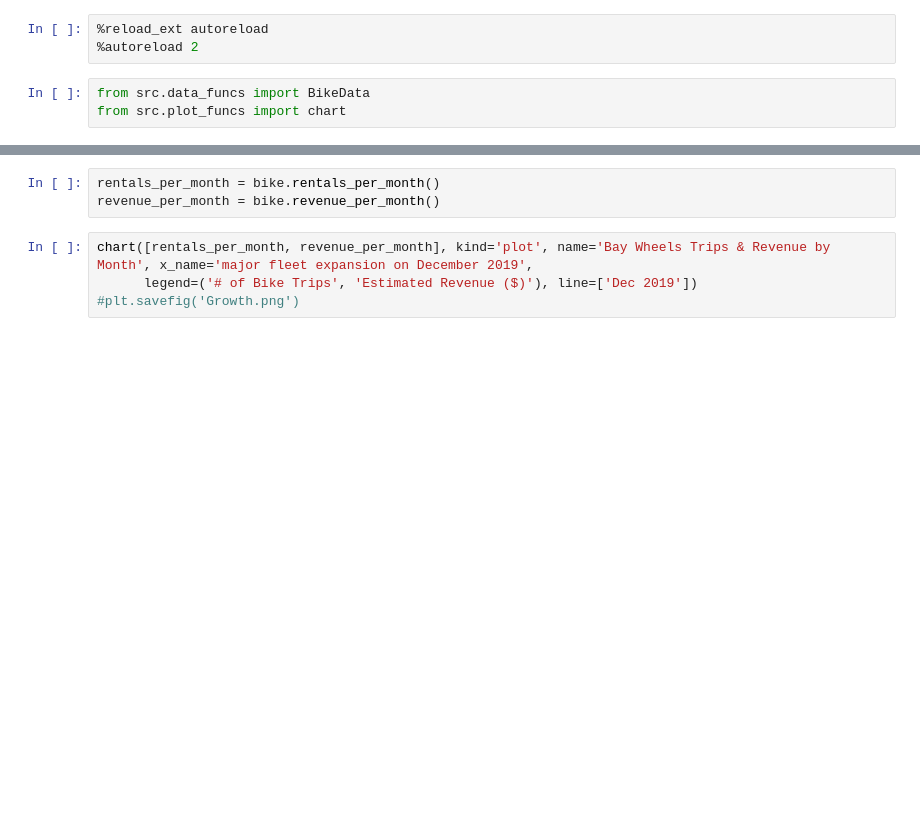
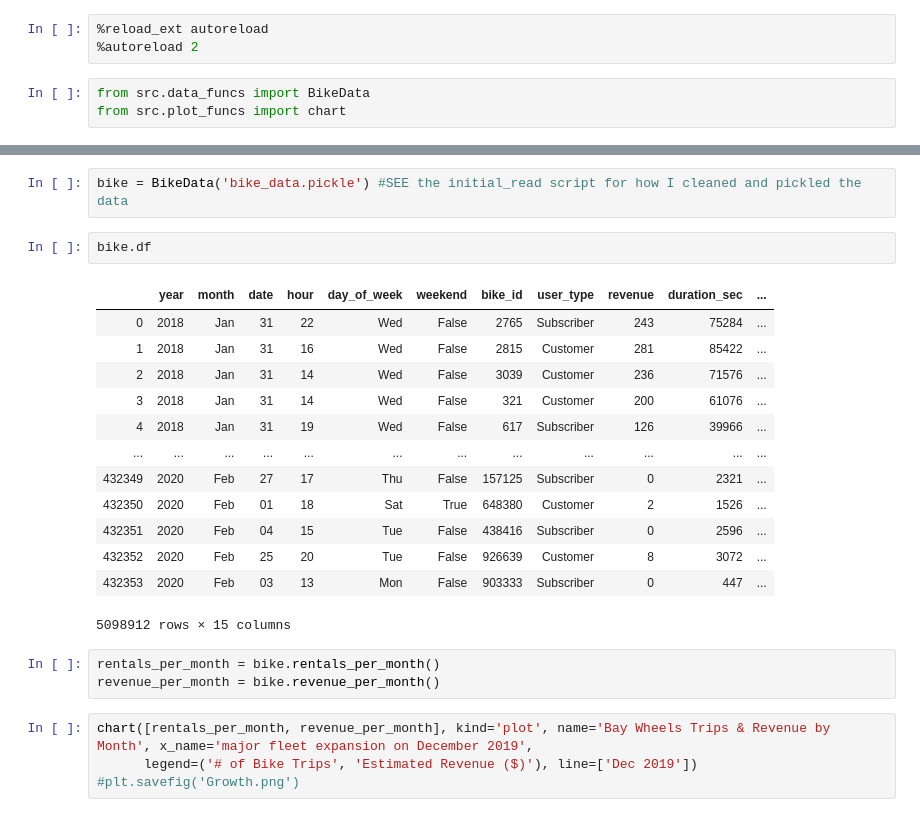
Before and after one commit to isaac-campbell-smith/BayWheels, a Jupyter notebook: Data Exploration.ipynb, the cells around one changed output, grey strips where cells are left out. Drawn from its saved outputs; the diff is of its cells as text; blank space fills up the shorter version.

```diff
--- a/Data Exploration.ipynb
+++ b/Data Exploration.ipynb
@@ -18,3 +34,21 @@ bike = BikeData('bike_data.pickle') #comment
+# %%
+bike = BikeData('bike_data.pickle') #SEE the initial_read script for how I cleaned and pickled the data
+# %%
+bike.df
+# %% [output]
+|  | year | month | date | hour | day_of_week | weekend | bike_id | user_type | revenue | duration_sec | ... |
+| 0 | 2018 | Jan | 31 | 22 | Wed | False | 2765 | Subscriber | 243 | 75284 | ... |
+| 1 | 2018 | Jan | 31 | 16 | Wed | False | 2815 | Customer | 281 | 85422 | ... |
+| 2 | 2018 | Jan | 31 | 14 | Wed | False | 3039 | Customer | 236 | 71576 | ... |
+| 3 | 2018 | Jan | 31 | 14 | Wed | False | 321 | Customer | 200 | 61076 | ... |
+| 4 | 2018 | Jan | 31 | 19 | Wed | False | 617 | Subscriber | 126 | 39966 | ... |
+| ... | ... | ... | ... | ... | ... | ... | ... | ... | ... | ... | ... |
+| 432349 | 2020 | Feb | 27 | 17 | Thu | False | 157125 | Subscriber | 0 | 2321 | ... |
+| 432350 | 2020 | Feb | 01 | 18 | Sat | True | 648380 | Customer | 2 | 1526 | ... |
+| 432351 | 2020 | Feb | 04 | 15 | Tue | False | 438416 | Subscriber | 0 | 2596 | ... |
+| 432352 | 2020 | Feb | 25 | 20 | Tue | False | 926639 | Customer | 8 | 3072 | ... |
+| 432353 | 2020 | Feb | 03 | 13 | Mon | False | 903333 | Subscriber | 0 | 447 | ... |
+5098912 rows × 15 columns
 # %%
 rentals_per_month = bike.rentals_per_month()
 revenue_per_month = bike.revenue_per_month()
```
Also changed, not shown: parts of 17 cells of this notebook, 4 other files.
